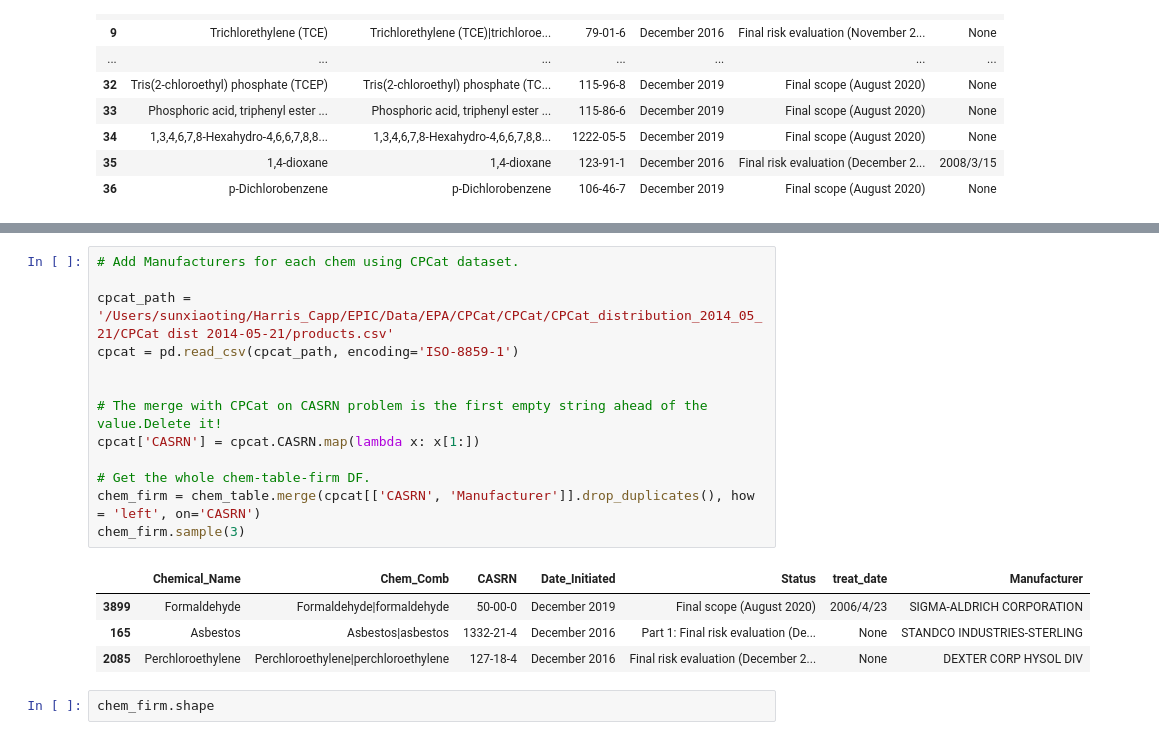
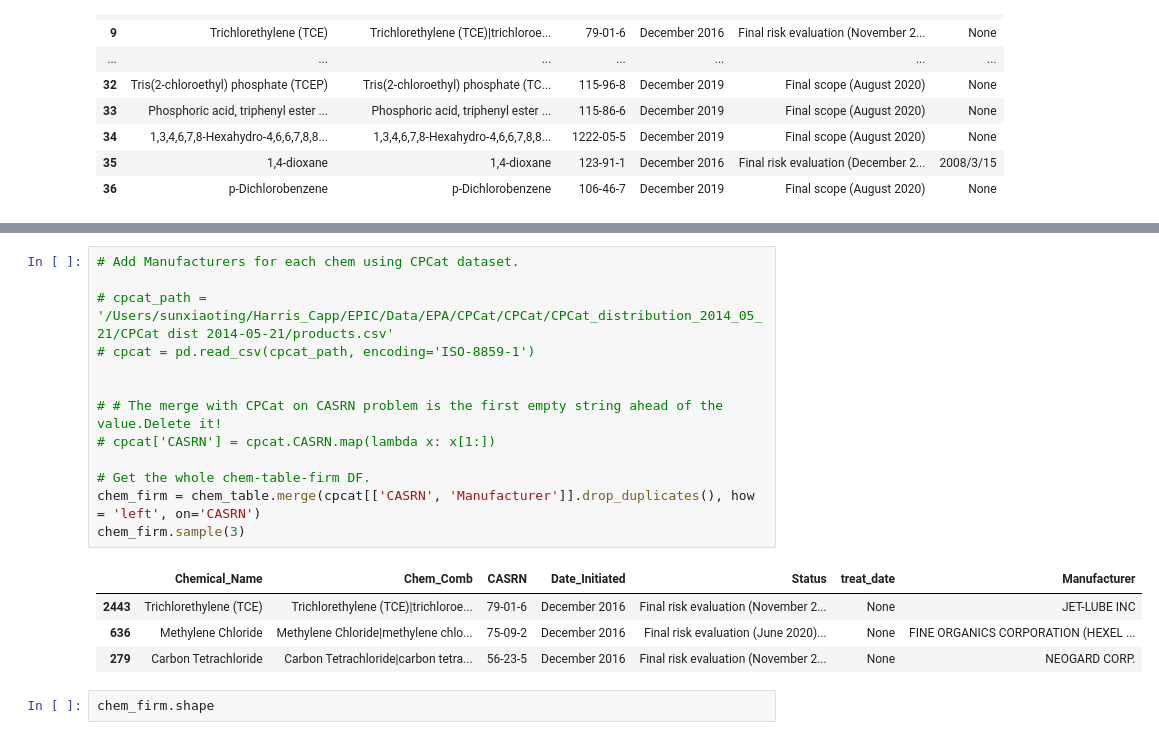
Before and after one commit to Xiaoting05/ChemNews_Project, a Jupyter notebook: Merging_TWP_NTY_For_CI.ipynb, the cells around one changed output, grey strips where cells are left out. Saved outputs shown, nothing was run; the diff lists cells and outputs as text.

```diff
--- a/Merging_TWP_NTY_For_CI.ipynb
+++ b/Merging_TWP_NTY_For_CI.ipynb
@@ -178,21 +195,21 @@ chem_table
 # %%
 # Add Manufacturers for each chem using CPCat dataset.
 
-cpcat_path = '/Users/sunxiaoting/Harris_Capp/EPIC/Data/EPA/CPCat/CPCat/CPCat_distribution_2014_05_21/CPCat dist 2014-05-21/products.csv'
-cpcat = pd.read_csv(cpcat_path, encoding='ISO-8859-1')
+# cpcat_path = '/Users/sunxiaoting/Harris_Capp/EPIC/Data/EPA/CPCat/CPCat/CPCat_distribution_2014_05_21/CPCat dist 2014-05-21/products.csv'
+# cpcat = pd.read_csv(cpcat_path, encoding='ISO-8859-1')
 
 
-# The merge with CPCat on CASRN problem is the first empty string ahead of the value.Delete it!
-cpcat['CASRN'] = cpcat.CASRN.map(lambda x: x[1:])
+# # The merge with CPCat on CASRN problem is the first empty string ahead of the value.Delete it!
+# cpcat['CASRN'] = cpcat.CASRN.map(lambda x: x[1:])
 
 # Get the whole chem-table-firm DF.
 chem_firm = chem_table.merge(cpcat[['CASRN', 'Manufacturer']].drop_duplicates(), how = 'left', on='CASRN')
 chem_firm.sample(3)
 # %% [output]
 |  | Chemical_Name | Chem_Comb | CASRN | Date_Initiated | Status | treat_date | Manufacturer |
-| 3899 | Formaldehyde | Formaldehyde|formaldehyde | 50-00-0 | December 2019 | Final scope (August 2020) | 2006/4/23 | SIGMA-ALDRICH CORPORATION |
-| 165 | Asbestos | Asbestos|asbestos | 1332-21-4 | December 2016 | Part 1: Final risk evaluation (De... | None | STANDCO INDUSTRIES-STERLING |
-| 2085 | Perchloroethylene | Perchloroethylene|perchloroethylene | 127-18-4 | December 2016 | Final risk evaluation (December 2... | None | DEXTER CORP HYSOL DIV |
+| 2443 | Trichlorethylene (TCE) | Trichlorethylene (TCE)|trichloroe... | 79-01-6 | December 2016 | Final risk evaluation (November 2... | None | JET-LUBE INC |
+| 636 | Methylene Chloride | Methylene Chloride|methylene chlo... | 75-09-2 | December 2016 | Final risk evaluation (June 2020)... | None | FINE ORGANICS CORPORATION (HEXEL ... |
+| 279 | Carbon Tetrachloride | Carbon Tetrachloride|carbon tetra... | 56-23-5 | December 2016 | Final risk evaluation (November 2... | None | NEOGARD CORP. |
 # %%
 chem_firm.shape
 # %% [output]
```
Also changed, not shown: parts of 128 cells of this notebook.
